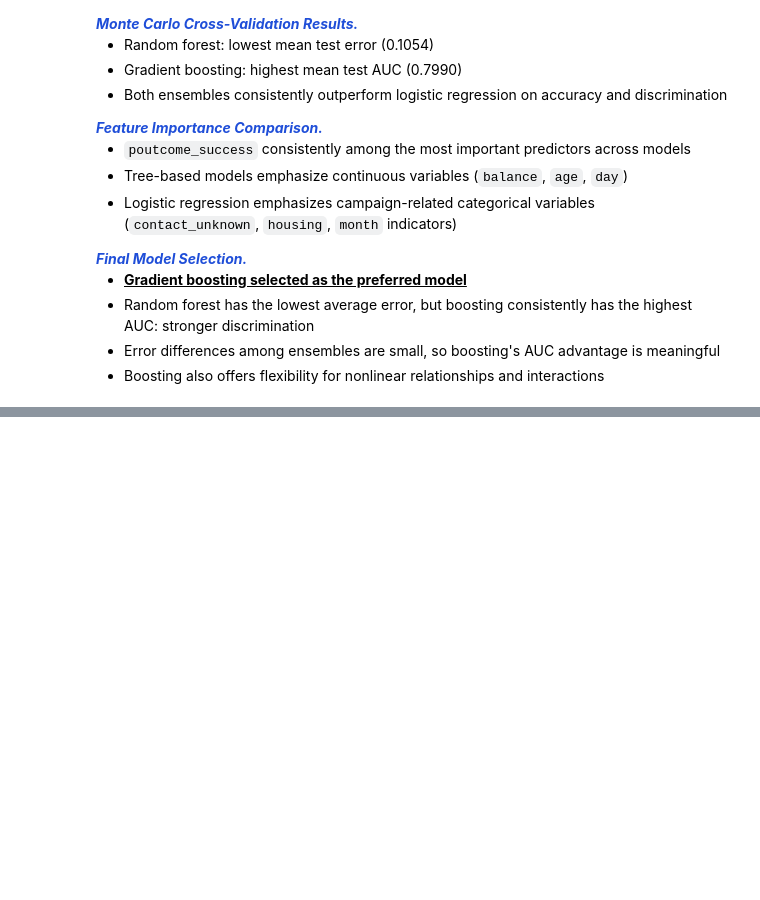
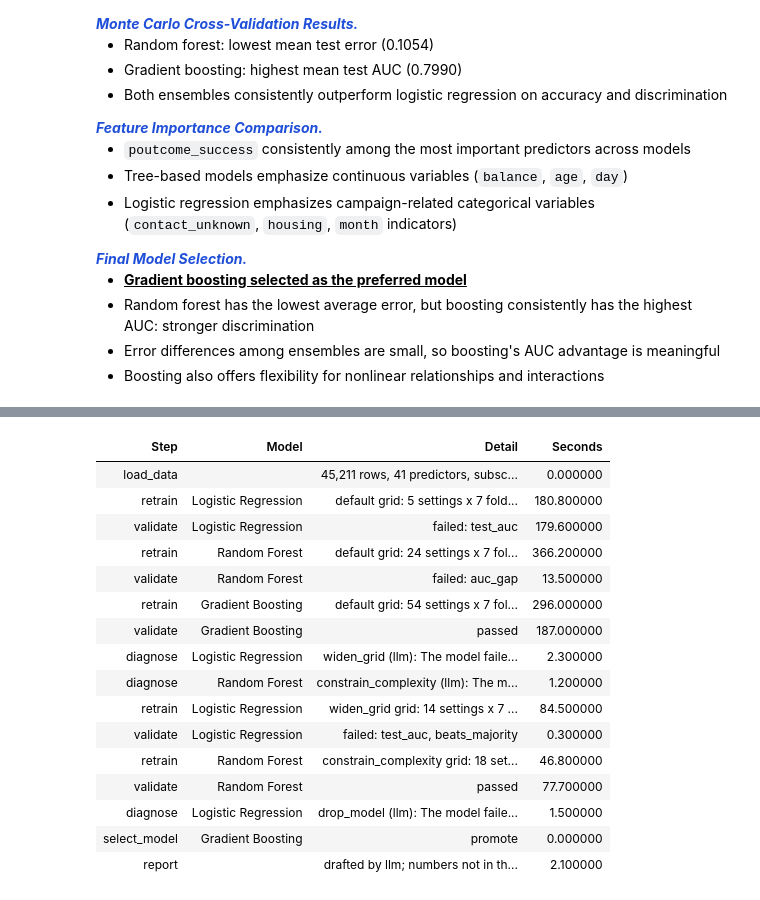
Before and after one commit to paforsey/data-science-portfolio, a Jupyter notebook: selected-work/Consumer_Subscription_Prediction.ipynb, the cells around one changed output, grey strips where cells are left out. Saved outputs shown, nothing was run; the diff lists cells and outputs as text; code cells hidden in the pictures; blank space fills up the shorter version.

```diff
--- a/selected-work/Consumer_Subscription_Prediction.ipynb
+++ b/selected-work/Consumer_Subscription_Prediction.ipynb
@@ -2035,0 +2540,20 @@ Final Model Selection.
+# %%
+# Agent Workflow: Build the Graph
+graph = StateGraph(PipelineState)
+for name, node in [('load_data', load_data), ('train_model', model_branch), ('gather', gather), ('diagnose', diagnose),
+                   ('select_model', select_model), ('report', report), ('human_review', human_review),
+                   ('promote', promote), ('keep_current', keep_current)]:
+    graph.add_node(name, node)
+
+graph.add_edge(START, 'load_data')
+graph.add_conditional_edges('load_data', dispatch, ['train_model', 'select_model'])
+graph.add_edge('train_model', 'gather')
+graph.add_conditional_edges('gather', after_validation, ['diagnose', 'select_model'])
+graph.add_conditional_edges('diagnose', dispatch, ['train_model', 'select_model'])
+graph.add_edge('select_model', 'report')
+graph.add_edge('report', 'human_review')
+graph.add_conditional_edges('human_review', after_review, ['promote', 'keep_current'])
+graph.add_edge('promote', END)
+graph.add_edge('keep_current', END)
+
+retraining_agent = graph.compile(checkpointer = InMemorySaver())
@@ -2035,0 +2566,51 @@ Final Model Selection.
+# %%
+# Run the Workflow to the Review Step
+run_id = time.strftime('%Y%m%d-%H%M%S')
+config = {'configurable': {'thread_id': run_id}}
+champion = {'name': 'Gradient Boosting selected above', 'test_auc': round(float(test_auc_gb), 4)}
+
+POOL = ProcessPoolExecutor(max_workers = N_WORKERS)
+start = time.perf_counter()
+paused = retraining_agent.invoke({'run_id': run_id, 'champion': champion}, config)
+agent_seconds = time.perf_counter() - start
+
+display(HTML(f"""<br>
+    Workflow paused for review after:
+    <span style='background-color:#fff3b0; font-weight:bold; padding:2px 4px;'>
+        {agent_seconds / 60:.1f} minutes
+    </span>
+"""))
+
+display(HTML('<br><b>Table 6: Workflow Step Log</b>'))
+display(
+    pd.DataFrame(paused['log'])
+        .rename(columns = {'step': 'Step', 'model': 'Model', 'detail': 'Detail', 'seconds': 'Seconds'})
+        .style
+        .hide(axis = 'index')
+        .format(escape = 'html')
+        .set_properties(**{'text-align': 'left'})
+        .set_table_styles([{'selector': 'th', 'props': [('text-align', 'left')]}])
+)
+
+display(HTML('<br><b>Table 7: Last Fit of Each Model</b>'))
+display(
+    results_table(paused)
+        .rename(columns = {
+            'train_auc': 'Training AUC', 'test_auc': 'Test AUC', 'test_error': 'Test Error',
+            'mccv_mean_auc': 'MCCV Mean AUC', 'mccv_sd_auc': 'MCCV AUC Std. Dev.', 'mccv_mean_error': 'MCCV Mean Error'
+        })
+        .style
+        .hide(axis = 'index')
+        .format(precision = 4, na_rep = 'not run')
+        .set_properties(subset = ['Model', 'Grid', 'Status'], **{'text-align': 'left'})
+)
+
+review_request = paused['__interrupt__'][0].value
+display(HTML(f"""<br><b>Drafted Report</b><br>
+    <div style='border-left: 3px solid #4C78A8; padding: 6px 12px; margin-top: 6px;'>{html.escape(review_request['report'])}</div>
+    <br>Recommendation:
+    <span style='background-color:#fff3b0; font-weight:bold; padding:2px 4px;'>
+        {review_request['recommendation']['recommendation']}
+    </span> ({html.escape(review_request['recommendation']['reason'])})
+"""))
+# %% [output]
@@ -2035,0 +2619,17 @@ Final Model Selection.
+| Step | Model | Detail | Seconds |
+| load_data |  | 45,211 rows, 41 predictors, subsc... | 0.000000 |
+| retrain | Logistic Regression | default grid: 5 settings x 7 fold... | 180.800000 |
+| validate | Logistic Regression | failed: test_auc | 179.600000 |
+| retrain | Random Forest | default grid: 24 settings x 7 fol... | 366.200000 |
+| validate | Random Forest | failed: auc_gap | 13.500000 |
+| retrain | Gradient Boosting | default grid: 54 settings x 7 fol... | 296.000000 |
+| validate | Gradient Boosting | passed | 187.000000 |
+| diagnose | Logistic Regression | widen_grid (llm): The model faile... | 2.300000 |
+| diagnose | Random Forest | constrain_complexity (llm): The m... | 1.200000 |
+| retrain | Logistic Regression | widen_grid grid: 14 settings x 7 ... | 84.500000 |
+| validate | Logistic Regression | failed: test_auc, beats_majority | 0.300000 |
+| retrain | Random Forest | constrain_complexity grid: 18 set... | 46.800000 |
+| validate | Random Forest | passed | 77.700000 |
+| diagnose | Logistic Regression | drop_model (llm): The model faile... | 1.500000 |
+| select_model | Gradient Boosting | promote | 0.000000 |
+| report |  | drafted by llm; numbers not in th... | 2.100000 |
```
Also changed, not shown: parts of 17 cells of this notebook, 1 other file.
